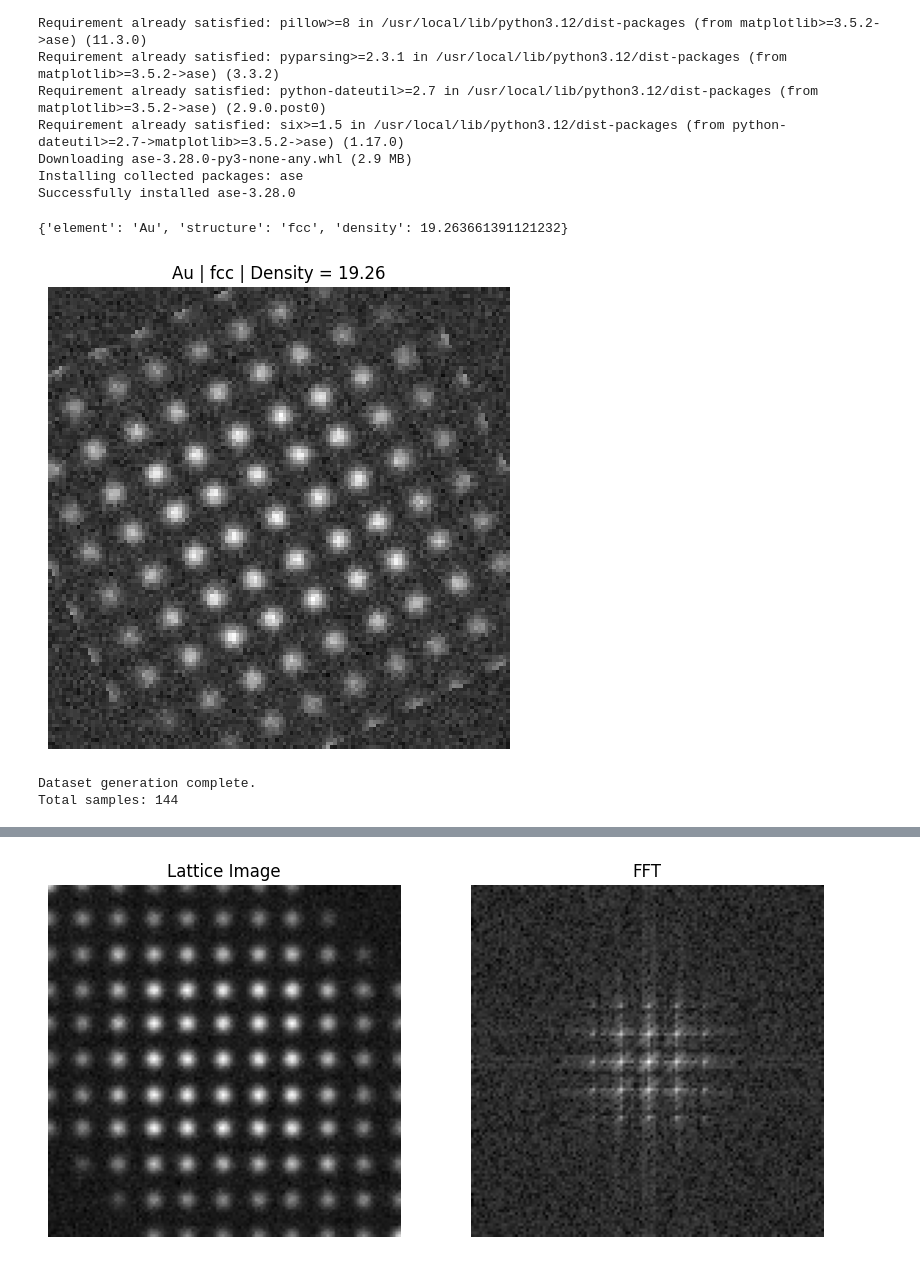
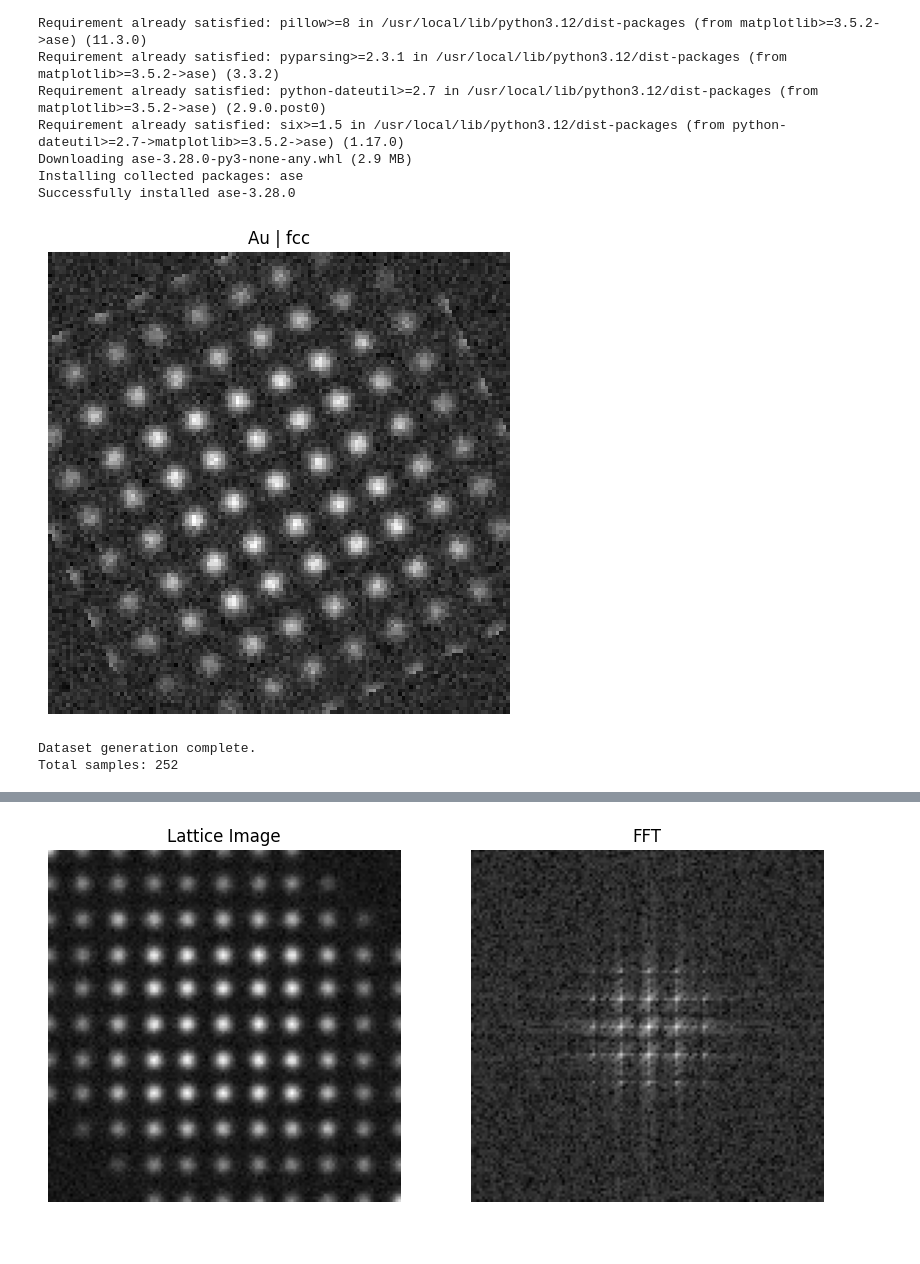
Before and after one commit to aarav06-bit/CS131_release, a Jupyter notebook: spring_2026/crystal_density_classification/crystal_density_calculation.ipynb, the cells around one changed output, grey strips where cells are left out. Saved outputs shown, nothing was run; the diff lists cells and outputs as text; code cells hidden in the pictures.

```diff
--- a/spring_2026/crystal_density_classification/crystal_density_calculation.ipynb
+++ b/spring_2026/crystal_density_classification/crystal_density_calculation.ipynb
@@ -164,29 +181,29 @@ def generate_crystal_image(
 # %%
-image, metadata = generate_crystal_image(
-    element='Au',
+# Test material
+material = MATERIALS[0]
+
+# Generate image
+image = generate_crystal_image(
+    material,
     rotation_angle=25
 )
 
-print(metadata)
-
+# Display image
 plt.figure(figsize=(6,6))
 
 plt.imshow(image, cmap='gray')
 
 plt.title(
-    f"{metadata['element']} | "
-    f"{metadata['structure']} | "
-    f"Density = {metadata['density']:.2f}"
+    f"{material['element']} | "
+    f"{material['structure']}"
 )
 
 plt.axis('off')
 
 plt.show()
 # %% [output]
-{'element': 'Au', 'structure': 'fcc', 'density': 19.263661391121232}
-[figure, old version]
+[figure, new version]
 # %%
-
 # Create folders
 os.makedirs("dataset/images", exist_ok=True)
 
@@ -195,17 +212,16 @@ metadata_list = []
 
 sample_id = 0
 
-elements = ['Au', 'Al', 'Fe', 'Cu']
-
 # Generate dataset
-for element in elements:
+for material in MATERIALS:
 
     for rotation in range(0, 180, 15):
 
         for noise_level in [0.005, 0.01, 0.02]:
 
-            image, metadata = generate_crystal_image(
-                element=element,
+            # Generate image
+            image = generate_crystal_image(
+                material,
                 rotation_angle=rotation,
                 noise_level=noise_level
             )
@@ -220,10 +236,16 @@ for element in elements:
 
             # Store metadata
             metadata_list.append({
+
                 'filename': filename,
-                'element': metadata['element'],
-                'structure': metadata['structure'],
-                'density': metadata['density']
+
+                'element': material['element'],
+
+                'structure': material['structure'],
+
+                'rotation': rotation,
+
+                'noise_level': noise_level
             })
 
             sample_id += 1
@@ -240,4 +262,4 @@ print("Dataset generation complete.")
 print(f"Total samples: {sample_id}")
 # %% [output]
 Dataset generation complete.
-Total samples: 144
+Total samples: 252
```
Also changed, not shown: parts of 22 cells of this notebook.
